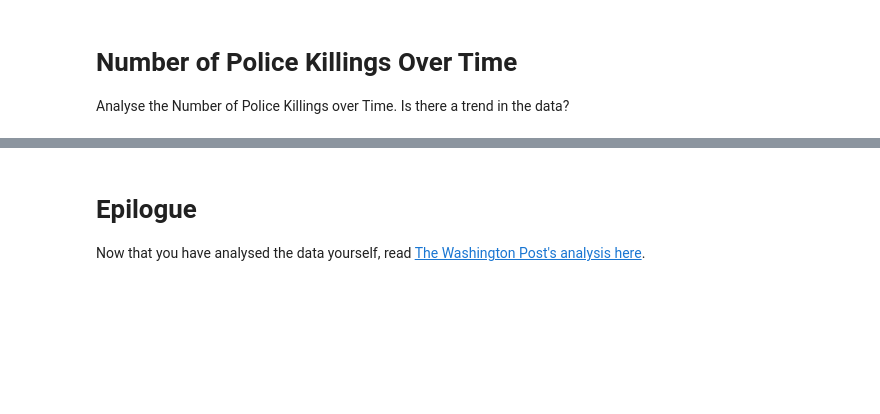
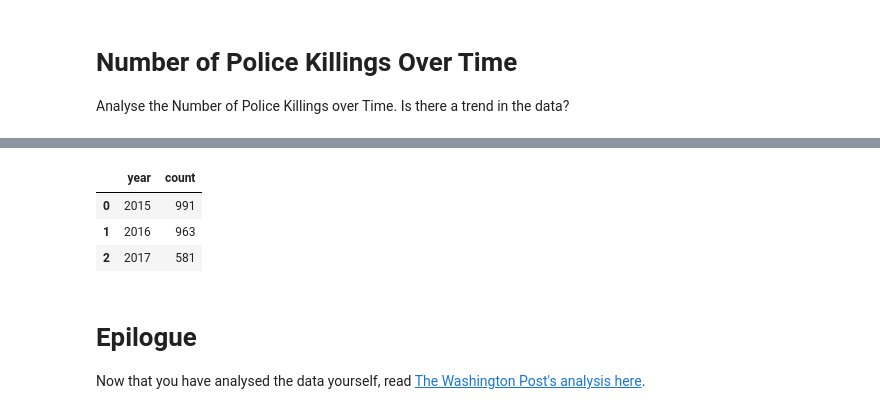
Before and after one commit to SeanRVACode/Professional-Portfolio, a Jupyter notebook: Analyze Deaths involving Police in the US/Fatal_Force_(start).ipynb, the cells around one changed output, grey strips where cells are left out. Saved outputs shown, nothing was run; the diff lists cells and outputs as text; code cells hidden in the pictures; blank space fills up the shorter version.

```diff
--- a/Analyze Deaths involving Police in the US/Fatal_Force_(start).ipynb
+++ b/Analyze Deaths involving Police in the US/Fatal_Force_(start).ipynb
@@ -632,0 +653,10 @@ Analyse the Number of Police Killings over Time. Is there a trend in the data?
+# %%
+df_time_grouped = df_time['year'].value_counts().reset_index(name='count')
+df_time_grouped.sort_values(by='year',ascending=True,inplace=True)
+df_time_grouped['year'] = df_time_grouped['year'].astype(int)
+df_time_grouped
+# %% [output]
+|  | year | count |
+| 0 | 2015 | 991 |
+| 1 | 2016 | 963 |
+| 2 | 2017 | 581 |
```
Also changed, not shown: parts of 2 cells of this notebook.
